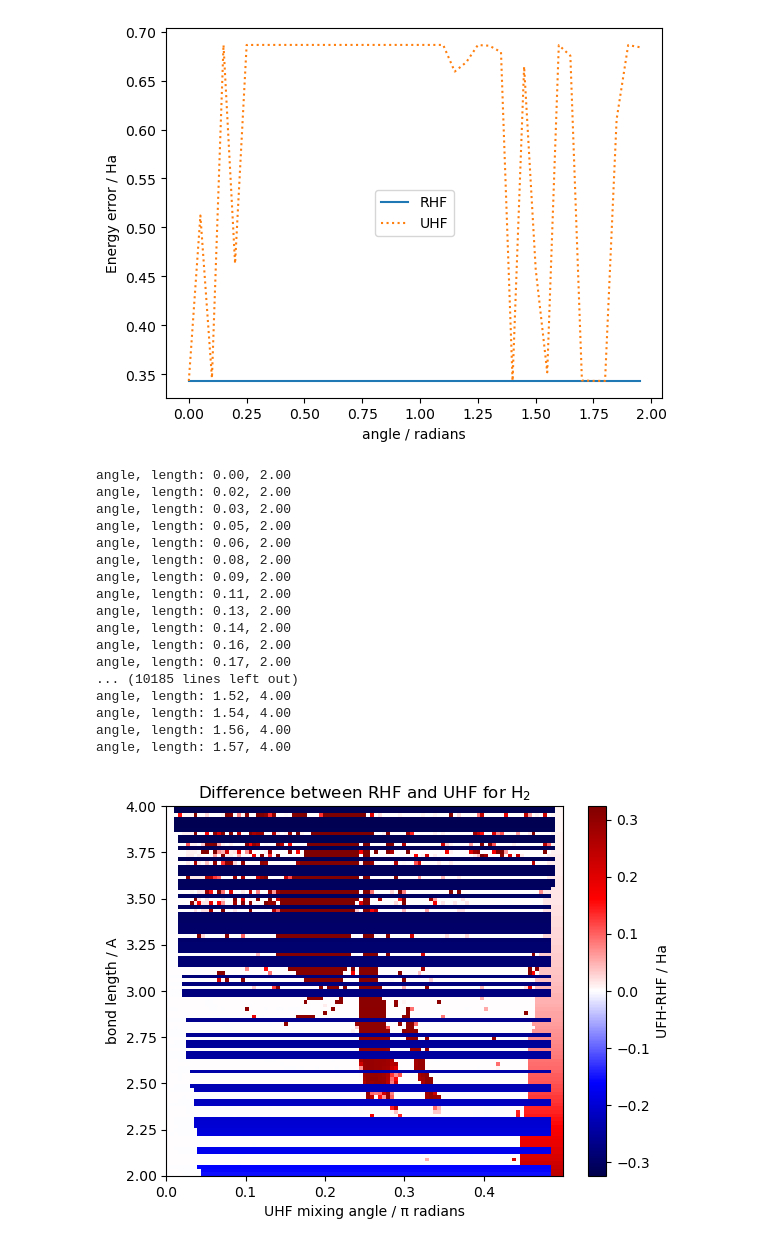
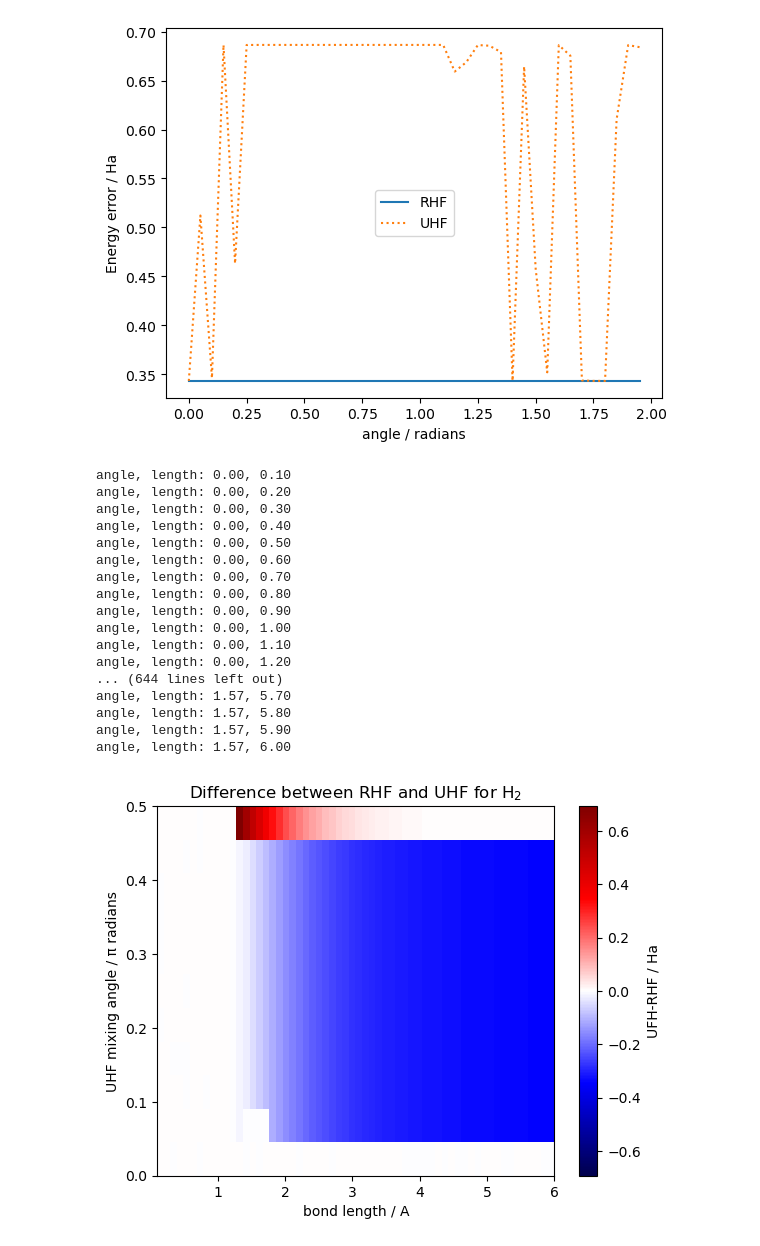
Before and after one commit to Freddie-Burns/qsci, a Jupyter notebook: rhf_uhf/rotate_uhf_coeff_matrix.ipynb, the cells around one changed output. Cells and saved outputs as stored; diff of their text form; code cells hidden in the pictures.

```diff
--- a/rhf_uhf/rotate_uhf_coeff_matrix.ipynb
+++ b/rhf_uhf/rotate_uhf_coeff_matrix.ipynb
@@ -279,8 +516,9 @@ plt.show()
 [figure]
 # %%
 import numpy as np
+from pyscf import gto, scf
 from scipy.linalg import expm
-from pyscf import gto, scf
+from time import time
 
 # Empty lists to store results
 rhf_energies = []
@@ -288,12 +526,12 @@ uhf_energies_mixed = []
 fci_energies = []
 
 # UHF mixing angle and hydrogen bond lengths to iterate over
-angles = np.linspace(0, 0.5, 101) * np.pi
-bond_lengths = np.linspace(2, 4, 101)
+angles = np.linspace(0, 0.5, 11) * np.pi
+bond_lengths = np.linspace(0.1, 6, 60)
 
 # Create a mesh of each unique x, y pair
 # The x-axis is mixing angle, the y-axis is bond length
-X, Y = np.meshgrid(bond_lengths, angle)
+X, Y = np.meshgrid(bond_lengths, angles)
 
 # Calculate RHF and mixed UHF scanning over angles and bond lengths
 for bond_length, angle in zip(X.ravel(), Y.ravel()):
@@ -317,8 +555,8 @@ for bond_length, angle in zip(X.ravel(), Y.ravel()):
     mf_uhf.kernel()
 
     # Collect alpha/beta spins molecular orbital coeff matrices
-    ca = mf_uhf.mo_coeff[0]
-    cb = mf_uhf.mo_coeff[1]
+    ca = mf_rhf.mo_coeff
+    cb = mf_rhf.mo_coeff
 
     # Create rotation matrix and rotate coeff matrices
     q = expm(np.array([[0, -angle], [angle, 0]]))
@@ -328,54 +566,55 @@ for bond_length, angle in zip(X.ravel(), Y.ravel()):
     mf_uhf.mo_coeff = [ca, cb]
     mf_uhf.verbose = 0
     uhf_energies_mixed.append(mf_uhf.kernel())
+
+# import pickle
+# with open(f"data_{round(time())}.pkl", "wb") as f:
+#     pickle.dump((fci_energies, rhf_energies, mixed_energies), f)
 # %% [output]
-angle, length: 0.00, 2.00
-angle, length: 0.02, 2.00
-angle, length: 0.03, 2.00
-angle, length: 0.05, 2.00
-angle, length: 0.06, 2.00
-angle, length: 0.08, 2.00
-angle, length: 0.09, 2.00
-angle, length: 0.11, 2.00
-angle, length: 0.13, 2.00
-angle, length: 0.14, 2.00
-angle, length: 0.16, 2.00
-angle, length: 0.17, 2.00
-... (10185 lines left out)
-angle, length: 1.52, 4.00
-angle, length: 1.54, 4.00
-angle, length: 1.56, 4.00
-angle, length: 1.57, 4.00
+angle, length: 0.00, 0.10
+angle, length: 0.00, 0.20
+angle, length: 0.00, 0.30
+angle, length: 0.00, 0.40
+angle, length: 0.00, 0.50
+angle, length: 0.00, 0.60
+angle, length: 0.00, 0.70
+angle, length: 0.00, 0.80
+angle, length: 0.00, 0.90
+angle, length: 0.00, 1.00
+angle, length: 0.00, 1.10
+angle, length: 0.00, 1.20
+... (644 lines left out)
+angle, length: 1.57, 5.70
+angle, length: 1.57, 5.80
+angle, length: 1.57, 5.90
+angle, length: 1.57, 6.00
 # %%
 from matplotlib import pyplot as plt
 
 rhf_energies = np.array(rhf_energies)
 mixed_energies = np.array(uhf_energies_mixed)
 fci_energies = np.array(fci_energies)
 
 uhf_rhf_diff = mixed_energies - rhf_energies
 uhf_rhf_diff = uhf_rhf_diff.reshape(X.shape)
 
 angles_per_pi = angles / np.pi
 
 # Plot heatmap of difference between RHF and UHF
 plt.imshow(
     uhf_rhf_diff,
-    # extent=[bond_lengths.min(), bond_lengths.max(), angles_per_pi.min(), angles_per_pi.max()],
-    extent=[angles_per_pi.min(), angles_per_pi.max(), bond_lengths.min(), bond_lengths.max()],
+    extent=[bond_lengths.min(), bond_lengths.max(), angles_per_pi.min(), angles_per_pi.max()],
     origin='lower',
     cmap='seismic',
     vmin=-np.max(abs(uhf_rhf_diff)),  # force symmetric colour scale which gives
     vmax= np.max(abs(uhf_rhf_diff)),  # different colours for positive and negative values
     aspect='auto',
 )
 
 plt.colorbar(label="UFH-RHF / Ha")
-# plt.xlabel("bond length / A")
-# plt.ylabel("UHF mixing angle / π radians")
-plt.ylabel("bond length / A")
-plt.xlabel("UHF mixing angle / π radians")
+plt.xlabel("bond length / A")
+plt.ylabel("UHF mixing angle / π radians")
 plt.title("Difference between RHF and UHF for H$_2$")
 plt.show()
 # %% [output]
-[figure, old version]
+[figure, new version]
```
Also changed, not shown: parts of 21 cells of this notebook.
